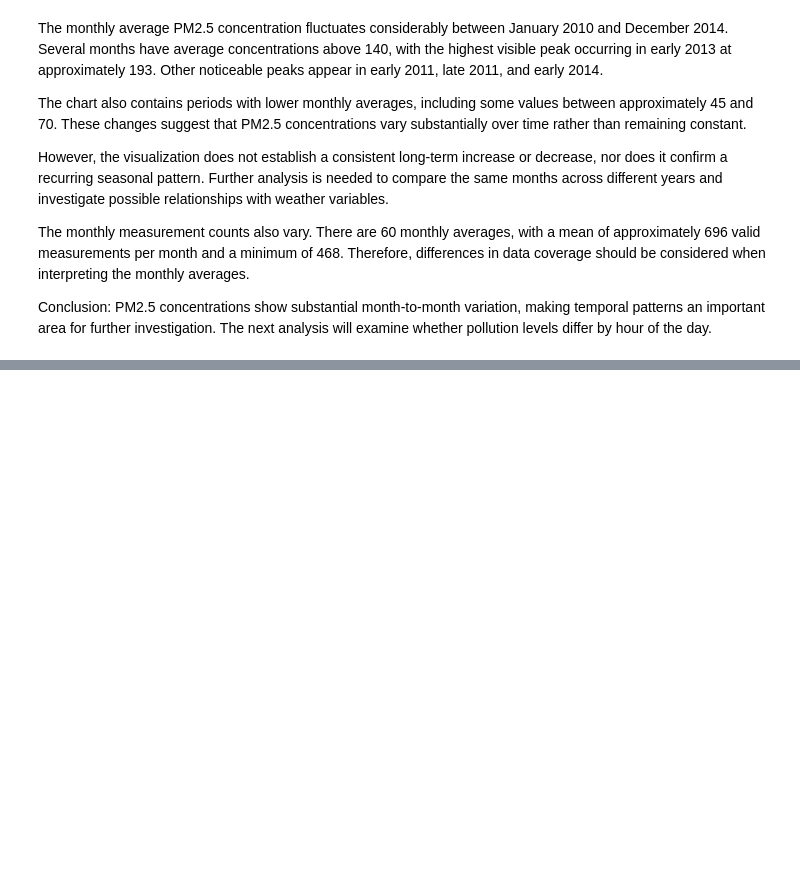
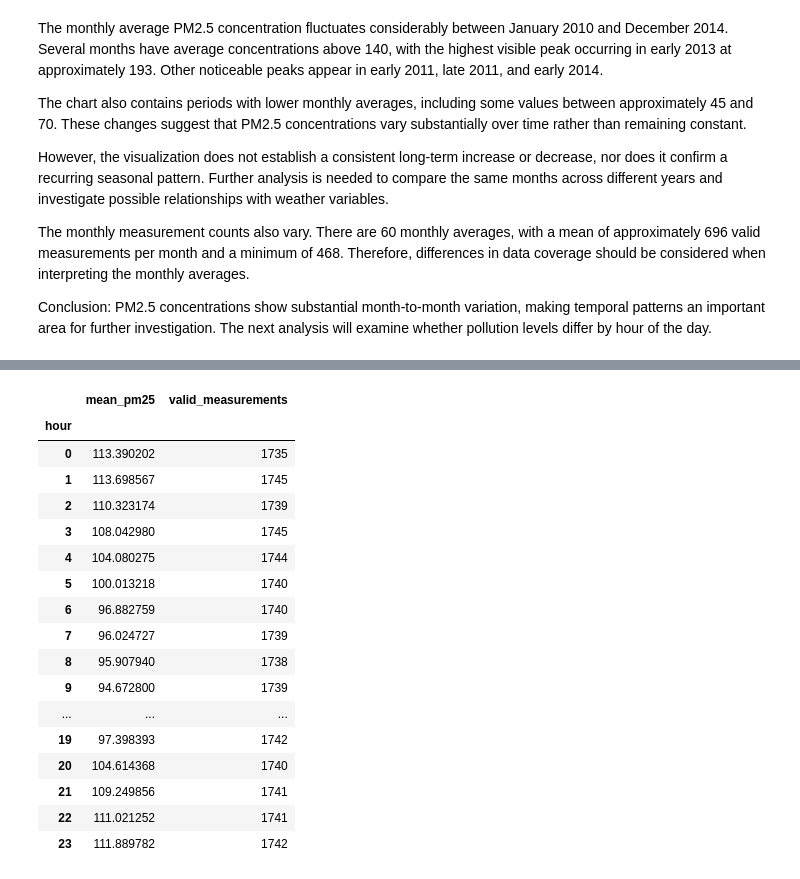
Before and after one commit to k-nizy/ML-pipeline-F1, a Jupyter notebook: notebooks/pm25_EDA.ipynb, the cells around one changed output, grey strips where cells are left out. Saved outputs shown, nothing was run; the diff lists cells and outputs as text; code cells hidden in the pictures; blank space fills up the shorter version.

```diff
--- a/notebooks/pm25_EDA.ipynb
+++ b/notebooks/pm25_EDA.ipynb
@@ -212,0 +221,29 @@ Conclusion: PM2.5 concentrations show substantial month-to-month variation, maki
+# %%
+# Calculate average PM2.5 concentration for each hour of the day
+hourly_pm25 = (
+    df.groupby("hour")["pm2.5"]
+    .agg(["mean", "count"])
+)
+
+hourly_pm25.columns = ["mean_pm25", "valid_measurements"]
+
+display(hourly_pm25)
+# %% [output]
+|  | mean_pm25 | valid_measurements |
+| hour |  |  |
+| 0 | 113.390202 | 1735 |
+| 1 | 113.698567 | 1745 |
+| 2 | 110.323174 | 1739 |
+| 3 | 108.042980 | 1745 |
+| 4 | 104.080275 | 1744 |
+| 5 | 100.013218 | 1740 |
+| 6 | 96.882759 | 1740 |
+| 7 | 96.024727 | 1739 |
+| 8 | 95.907940 | 1738 |
+| 9 | 94.672800 | 1739 |
+| ... | ... | ... |
+| 19 | 97.398393 | 1742 |
+| 20 | 104.614368 | 1740 |
+| 21 | 109.249856 | 1741 |
+| 22 | 111.021252 | 1741 |
+| 23 | 111.889782 | 1742 |
```
Also changed, not shown: parts of 3 cells of this notebook.
